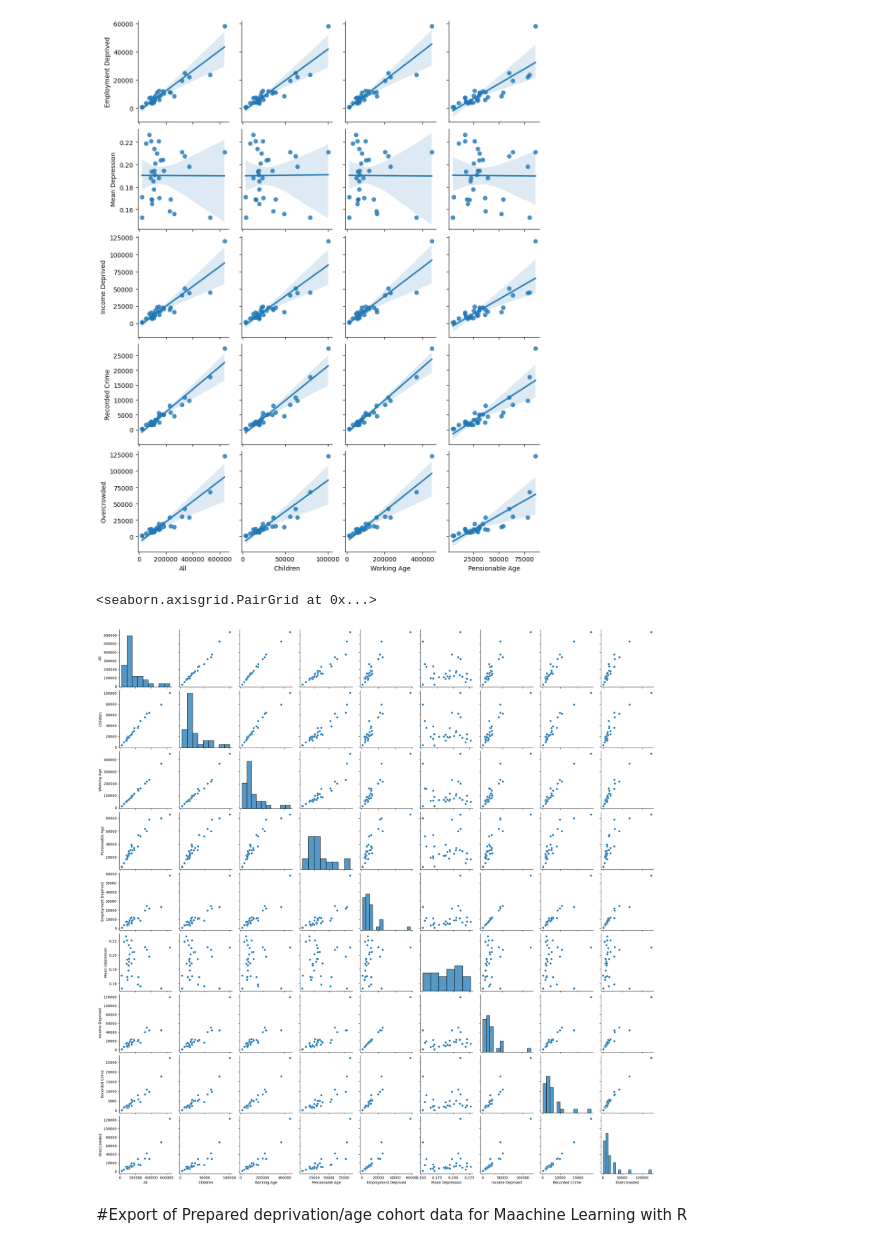
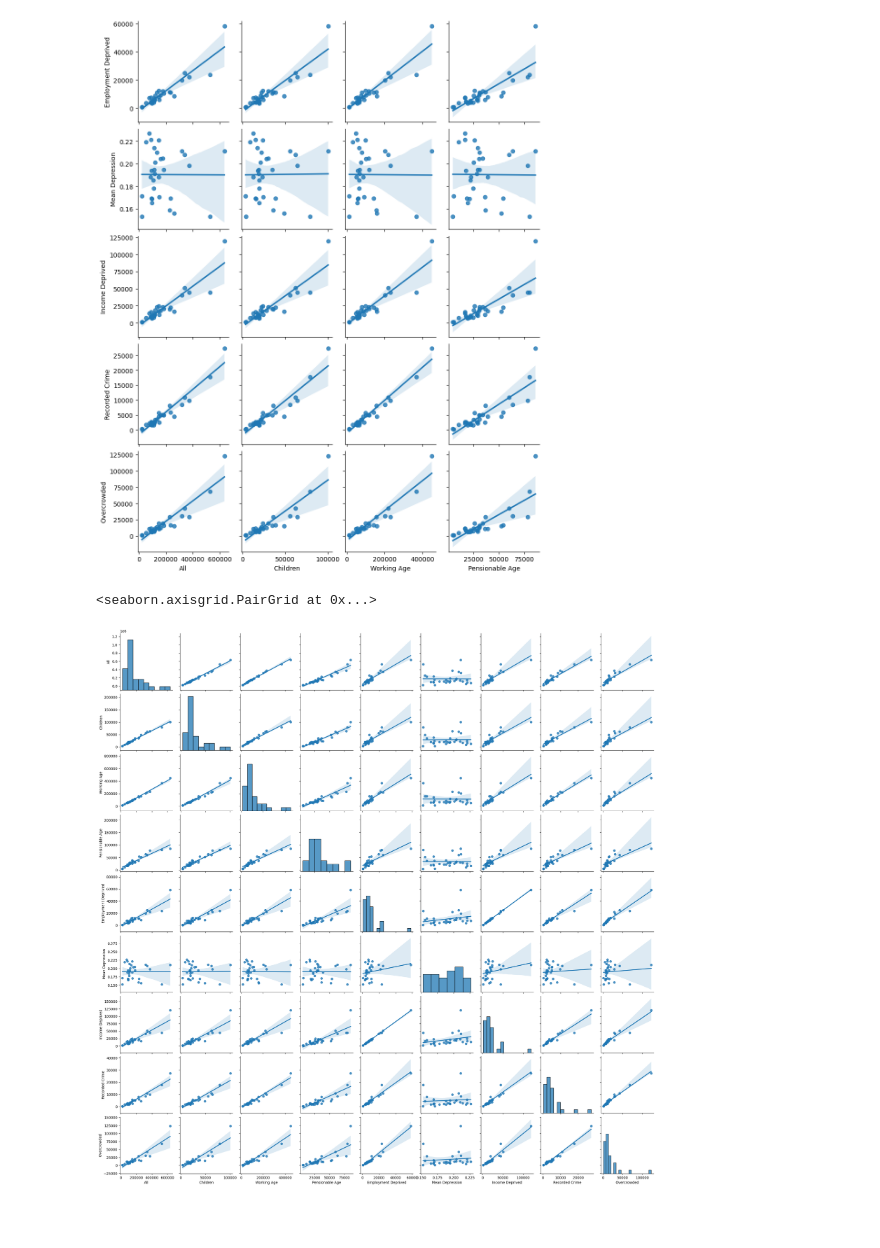
Before and after one commit to ighopresh/ProjectFile, a Jupyter notebook: Implementation_project.ipynb, the cells around one changed output. Drawn from its saved outputs; the diff is of its cells as text; code cells hidden in the pictures; blank space fills up the shorter version.

```diff
--- a/Implementation_project.ipynb
+++ b/Implementation_project.ipynb
@@ -645,9 +679,7 @@ sns.pairplot(data=correlation_df, kind='reg', x_vars=['All',	'Children',	'Workin
 <seaborn.axisgrid.PairGrid at 0x...>
 [figure]
 # %%
-sns.pairplot(data=correlation_df)
+sns.pairplot(data=correlation_df, kind='reg')
 # %% [output]
 <seaborn.axisgrid.PairGrid at 0x...>
-[figure, old version]
+[figure, new version]
-# %% [markdown]
-#Export of Prepared deprivation/age cohort data for Maachine Learning with R
```
Also changed, not shown: parts of 22 cells of this notebook.
